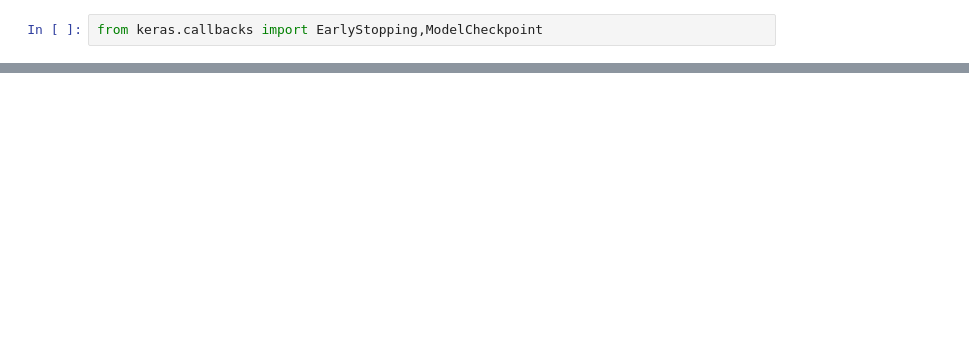
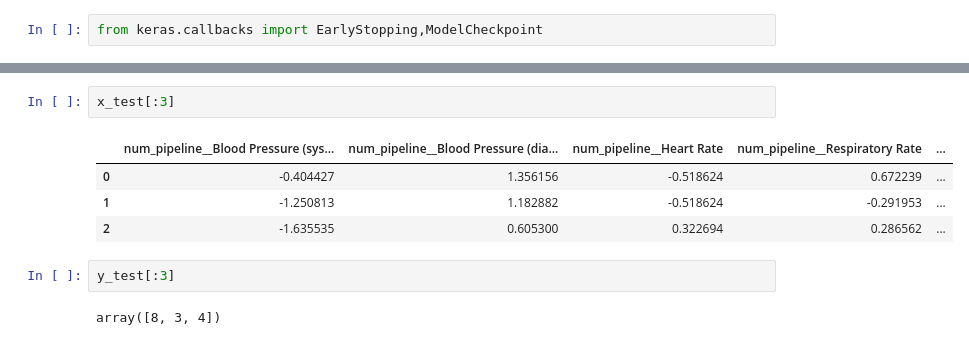
Before and after one commit to Abhishek4209/disease-prediction-using-mimic-3, a Jupyter notebook: notebook/ANN_MODEL.ipynb, the cells around one changed output, grey strips where cells are left out. Drawn from its saved outputs; the diff is of its cells as text; blank space fills up the shorter version.

```diff
--- a/notebook/ANN_MODEL.ipynb
+++ b/notebook/ANN_MODEL.ipynb
@@ -252,0 +281,11 @@ model.get_metrics_result()
+# %%
+x_test[:3]
+# %% [output]
+|  | num_pipeline__Blood Pressure (sys... | num_pipeline__Blood Pressure (dia... | num_pipeline__Heart Rate | num_pipeline__Respiratory Rate | ... |
+| 0 | -0.404427 | 1.356156 | -0.518624 | 0.672239 | ... |
+| 1 | -1.250813 | 1.182882 | -0.518624 | -0.291953 | ... |
+| 2 | -1.635535 | 0.605300 | 0.322694 | 0.286562 | ... |
+# %%
+y_test[:3]
+# %% [output]
+array([8, 3, 4])
```
Also changed, not shown: parts of 15 cells of this notebook, 25 other files.
